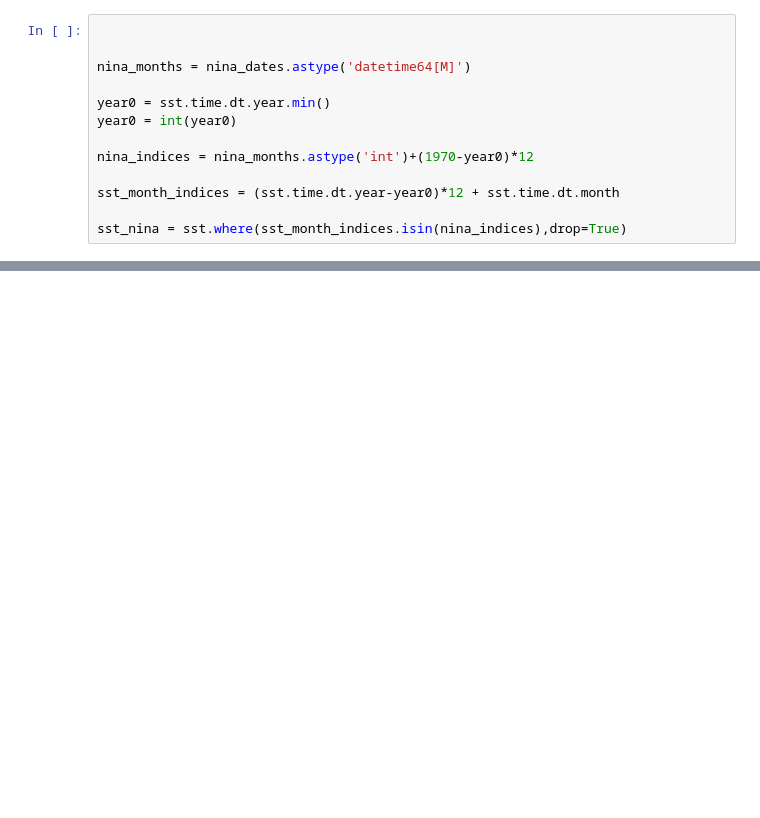
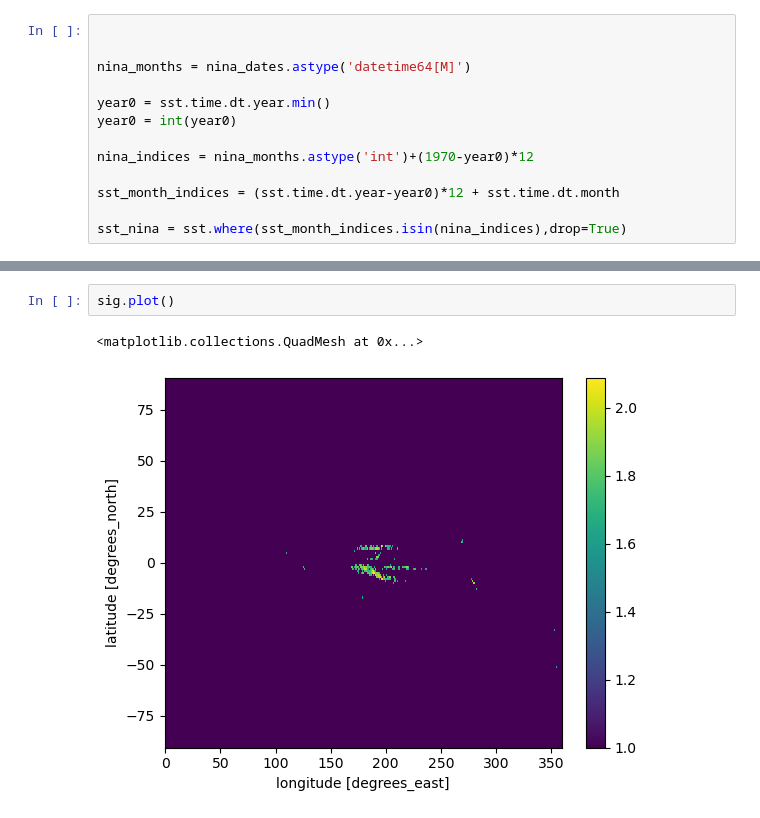
Before and after one commit to glennliu265/GulfStream_TBI, a Jupyter notebook: GS_composites.ipynb, the cells around one changed output, grey strips where cells are left out. Cells and saved outputs as stored; diff of their text form; blank space fills up the shorter version.

```diff
--- a/GS_composites.ipynb
+++ b/GS_composites.ipynb
@@ -111,0 +128,5 @@ plt.show()
+# %%
+sig.plot()
+# %% [output]
+<matplotlib.collections.QuadMesh at 0x...>
+[figure, added]
```
Also changed, not shown: parts of 4 cells of this notebook.
